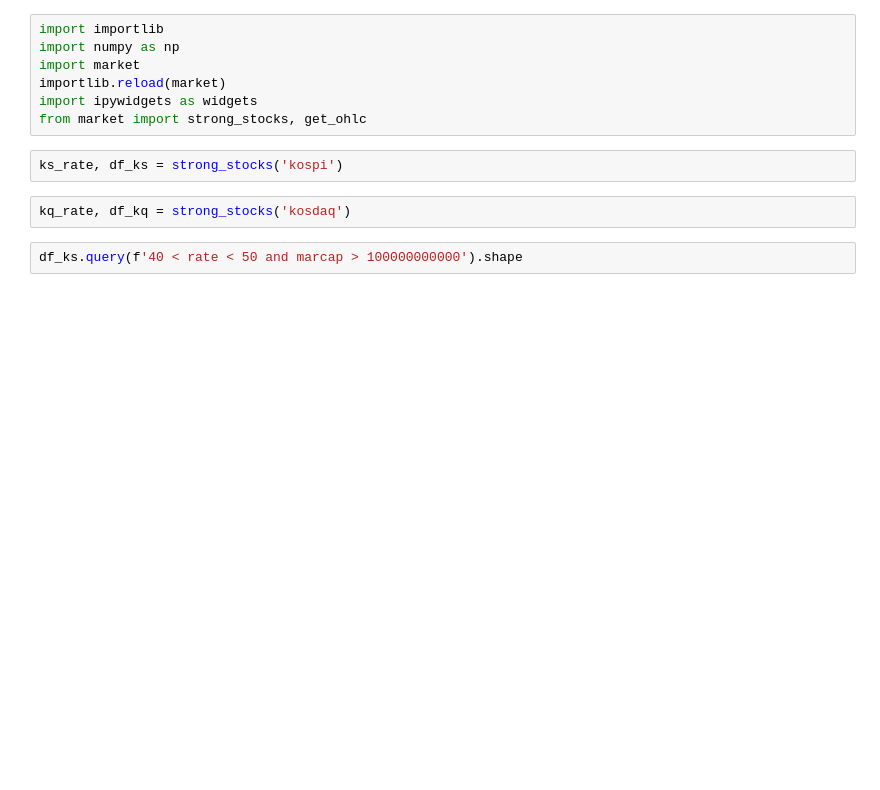
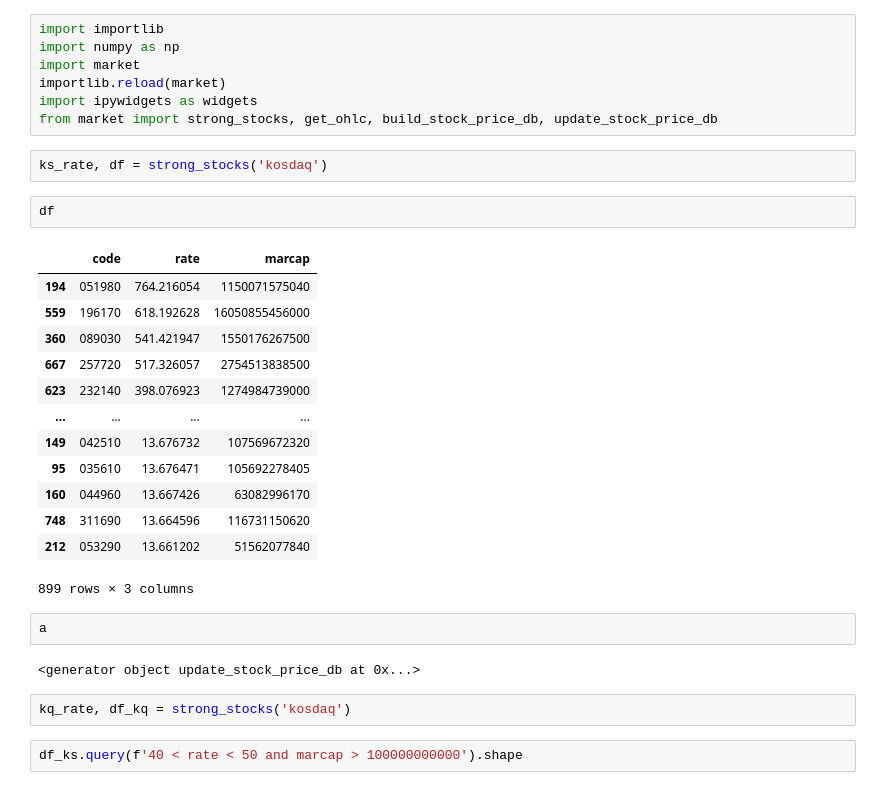
Before and after one commit to eisthf/market_analysis, a Jupyter notebook: test.ipynb, the cells around one changed output. Cells and saved outputs as stored; diff of their text form; blank space fills up the shorter version.

```diff
--- a/test.ipynb
+++ b/test.ipynb
@@ -4,9 +4,29 @@ import numpy as np
 import market
 importlib.reload(market)
 import ipywidgets as widgets
-from market import strong_stocks, get_ohlc
+from market import strong_stocks, get_ohlc, build_stock_price_db, update_stock_price_db
 # %%
-ks_rate, df_ks = strong_stocks('kospi')
+ks_rate, df = strong_stocks('kosdaq')
+# %%
+df
+# %% [output]
+|  | code | rate | marcap |
+| 194 | 051980 | 764.216054 | 1150071575040 |
+| 559 | 196170 | 618.192628 | 16050855456000 |
+| 360 | 089030 | 541.421947 | 1550176267500 |
+| 667 | 257720 | 517.326057 | 2754513838500 |
+| 623 | 232140 | 398.076923 | 1274984739000 |
+| ... | ... | ... | ... |
+| 149 | 042510 | 13.676732 | 107569672320 |
+| 95 | 035610 | 13.676471 | 105692278405 |
+| 160 | 044960 | 13.667426 | 63082996170 |
+| 748 | 311690 | 13.664596 | 116731150620 |
+| 212 | 053290 | 13.661202 | 51562077840 |
+899 rows × 3 columns
+# %%
+a
+# %% [output]
+<generator object update_stock_price_db at 0x...>
 # %%
 kq_rate, df_kq = strong_stocks('kosdaq')
 # %%
```
Also changed, not shown: parts of 12 cells of this notebook, 3 other files.
